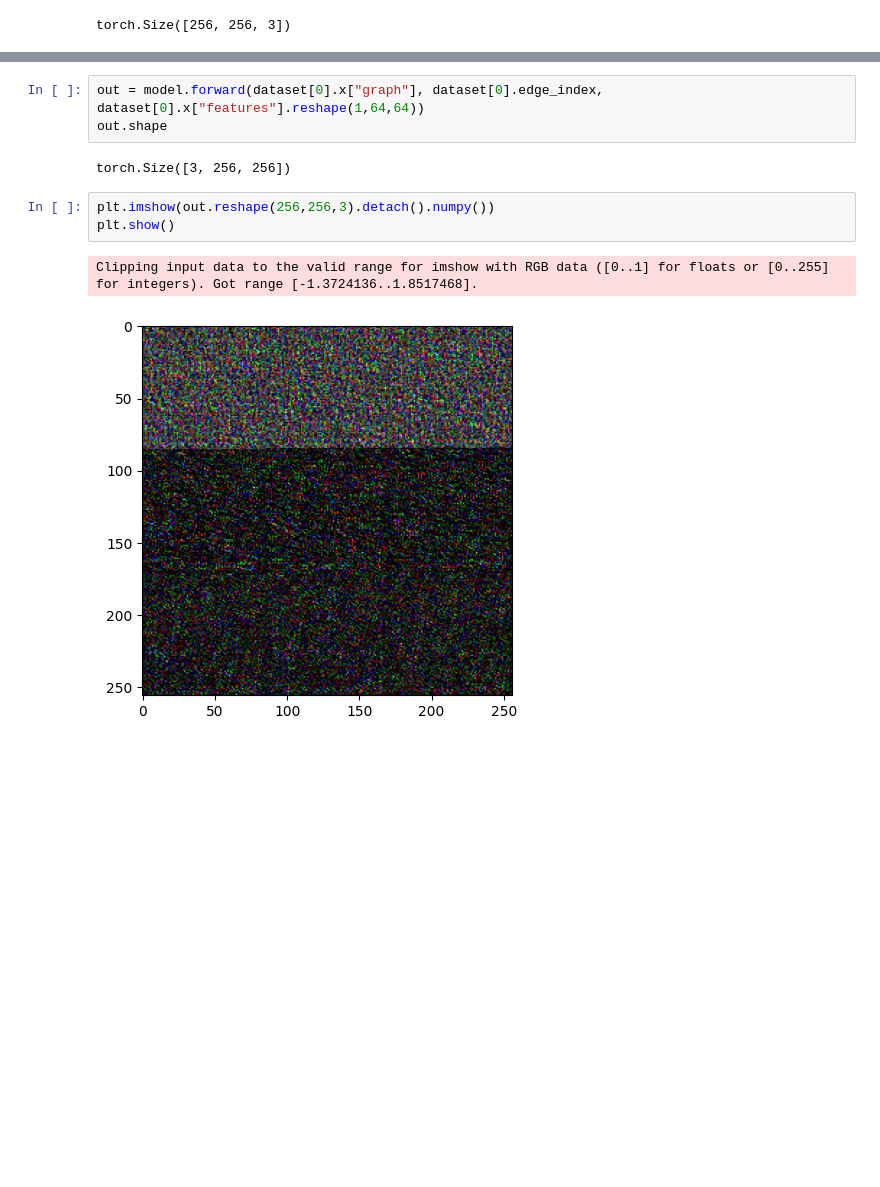
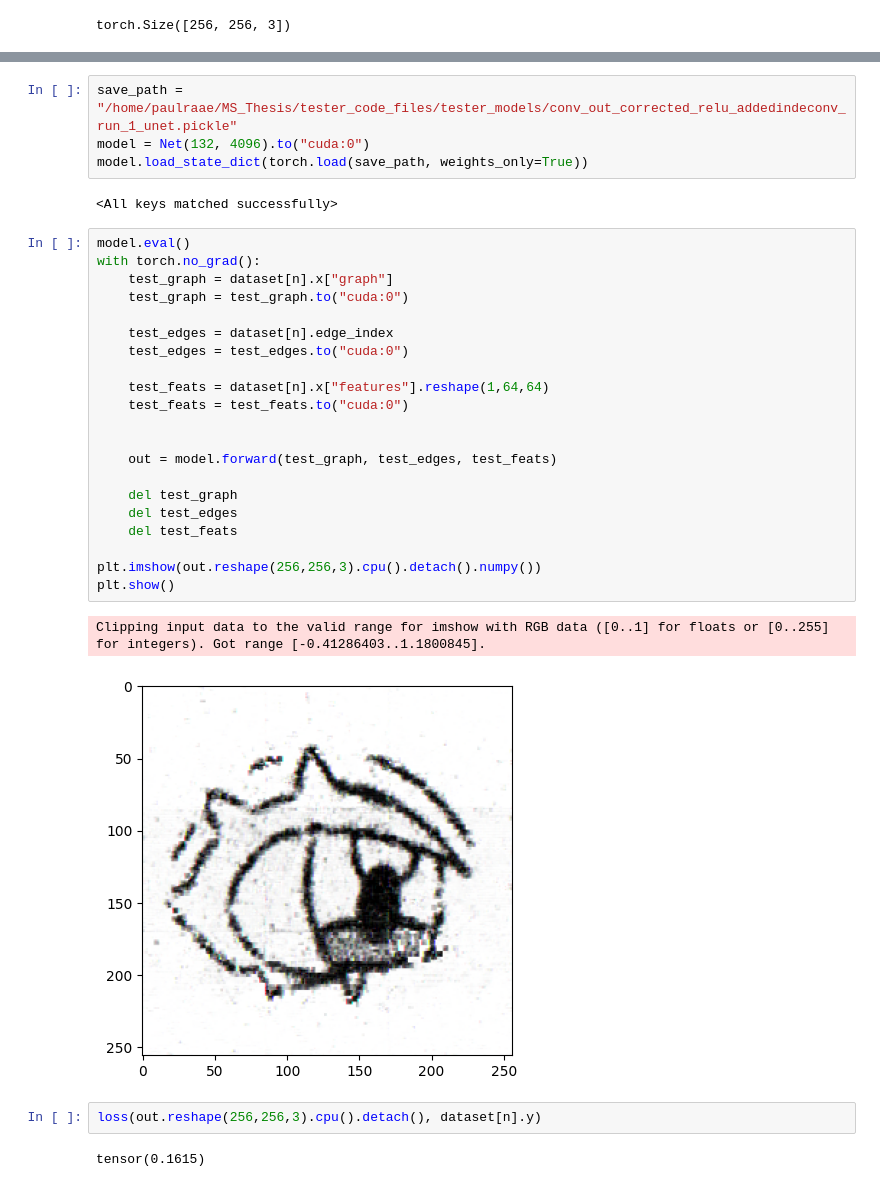
Before and after one commit to Austin-Paulraj/MS_Thesis, a Jupyter notebook: tester_code_files/graph_link_prediction_learning.ipynb, the cells around one changed output, grey strips where cells are left out. Cells and saved outputs as stored; diff of their text form; blank space fills up the shorter version.

```diff
--- a/tester_code_files/graph_link_prediction_learning.ipynb
+++ b/tester_code_files/graph_link_prediction_learning.ipynb
@@ -251,11 +338,34 @@ torch.Size([256, 256, 3])
+# %%
+save_path = "/home/paulraae/MS_Thesis/tester_code_files/tester_models/conv_out_corrected_relu_addedindeconv_run_1_unet.pickle"
+model = Net(132, 4096).to("cuda:0")
+model.load_state_dict(torch.load(save_path, weights_only=True))
+# %% [output]
+<All keys matched successfully>
 # %%
-out = model.forward(dataset[0].x["graph"], dataset[0].edge_index, dataset[0].x["features"].reshape(1,64,64))
-out.shape
+model.eval()
+with torch.no_grad():
+    test_graph = dataset[n].x["graph"]
+    test_graph = test_graph.to("cuda:0")
+
+    test_edges = dataset[n].edge_index
+    test_edges = test_edges.to("cuda:0")
+
+    test_feats = dataset[n].x["features"].reshape(1,64,64)
+    test_feats = test_feats.to("cuda:0")
+
+
+    out = model.forward(test_graph, test_edges, test_feats)
+
+    del test_graph
+    del test_edges
+    del test_feats
+
+plt.imshow(out.reshape(256,256,3).cpu().detach().numpy())
+plt.show()
 # %% [output]
-torch.Size([3, 256, 256])
+Clipping input data to the valid range for imshow with RGB data ([0..1] for floats or [0..255] for integers). Got range [-0.41286403..1.1800845].
+[figure, added]
-# %%
-plt.imshow(out.reshape(256,256,3).detach().numpy())
-plt.show()
-# %% [output]
-Clipping input data to the valid range for imshow with RGB data ([0..1] for floats or [0..255] for integers). Got range [-1.3724136..1.8517468].
-[figure, removed]
+# %%
+loss(out.reshape(256,256,3).cpu().detach(), dataset[n].y)
+# %% [output]
+tensor(0.1615)
```
Also changed, not shown: parts of 19 cells of this notebook, 3 other files.
